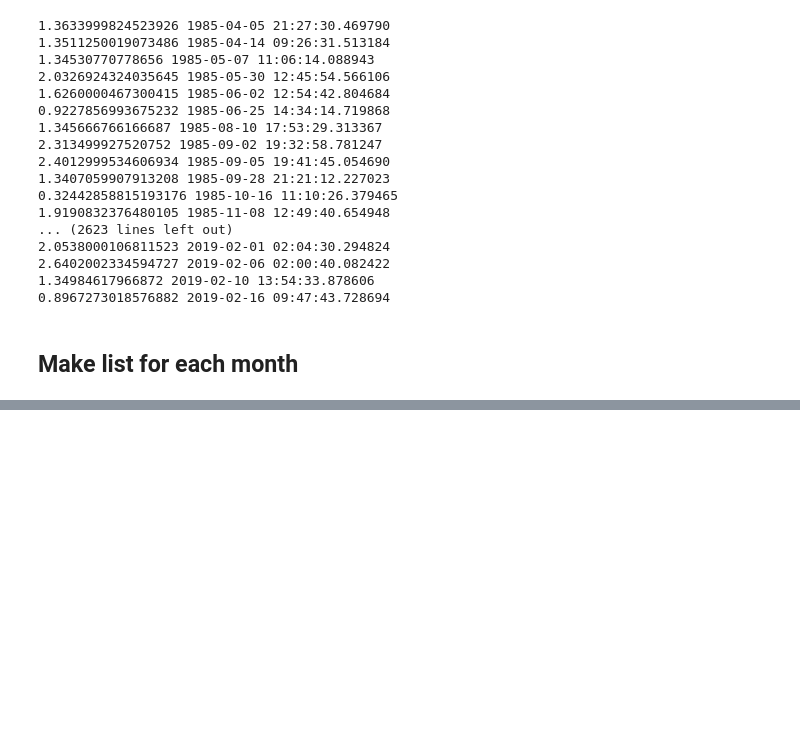
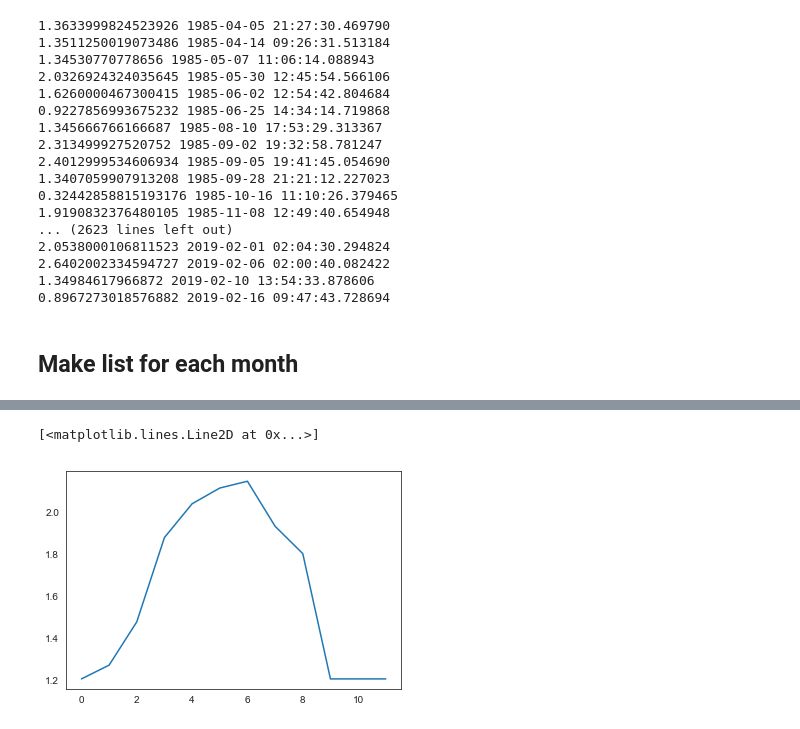
Before and after one commit to CourtneySmith32/Honours-Coursework, a Jupyter notebook: melville_month.ipynb, the cells around one changed output, grey strips where cells are left out. Saved outputs shown, nothing was run; the diff lists cells and outputs as text; code cells hidden in the pictures; blank space fills up the shorter version.

```diff
--- a/melville_month.ipynb
+++ b/melville_month.ipynb
@@ -217,0 +270,26 @@ Dec 1.1127034556267628
+# %%
+x1= np.mean(df1)
+x2= np.mean(df2)
+x3= np.mean(df3)
+x4= np.mean(df4)
+x5= np.mean(df5)
+x6= np.mean(df6)
+x7= np.mean(df7)
+x8= np.mean(df8)
+x9= np.mean(df9)
+x10= np.mean(df10)
+x11= np.mean(df11)
+x12= np.mean(df12)
+# %%
+means =[x1,
+x2,
+x3,
+x4,
+x5,
+x6,
+x7,
+x8,
+x9,
+x1,
+x1,
+x1]
@@ -217,0 +303,5 @@ Dec 1.1127034556267628
+# %%
+plt.plot(means)
+# %% [output]
+[<matplotlib.lines.Line2D at 0x...>]
+[figure, added]
```
Also changed, not shown: parts of 10 cells of this notebook, 3 other files.
